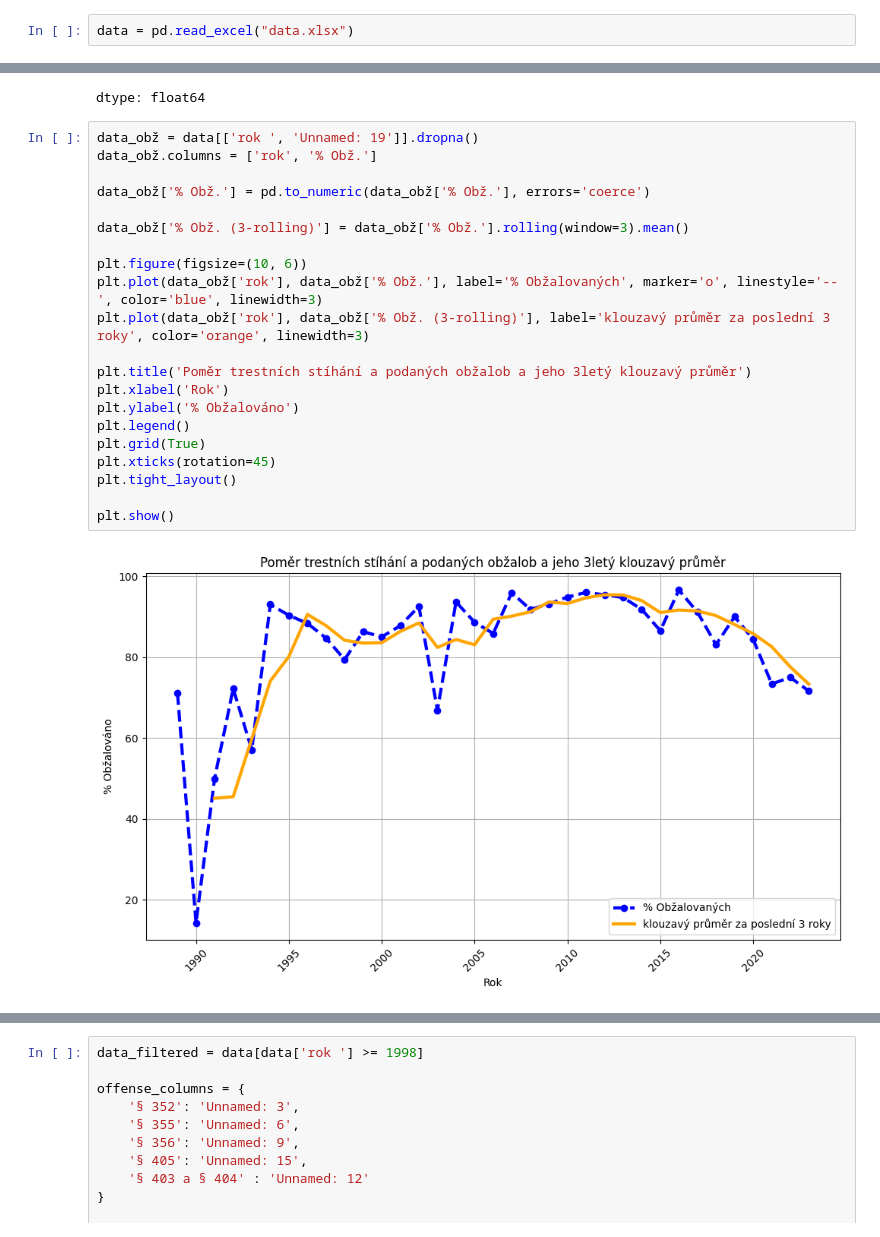
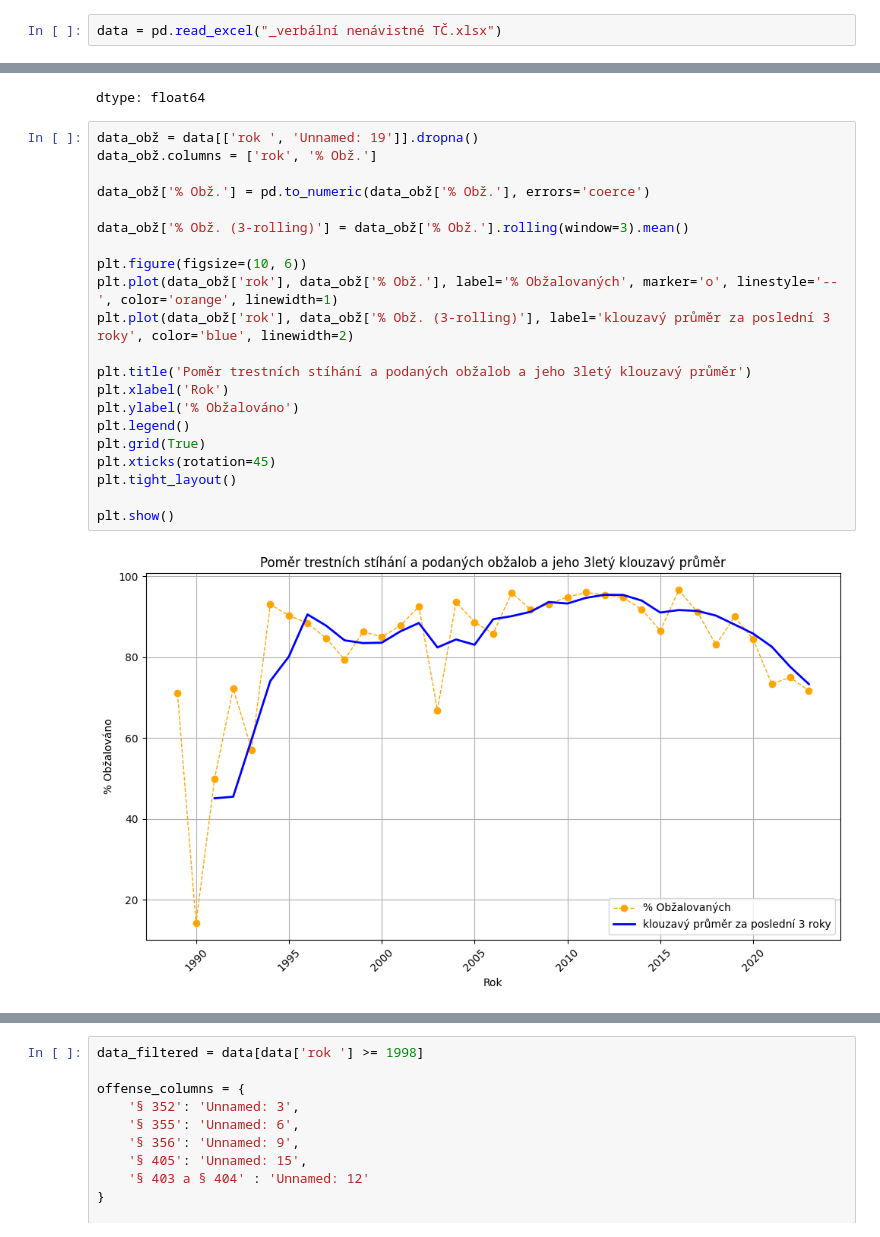
Before and after one commit to DamiTheCraftyPythonista/Thesis, a Jupyter notebook: Hate_crimes_CZ.ipynb, the cells around one changed output, grey strips where cells are left out. Drawn from its saved outputs; the diff is of its cells as text.

```diff
--- a/Hate_crimes_CZ.ipynb
+++ b/Hate_crimes_CZ.ipynb
@@ -3,7 +3,7 @@
 # %%
 import pandas as pd
 # %%
-data = pd.read_excel("data.xlsx")
+data = pd.read_excel("_verbální nenávistné TČ.xlsx")
 # %%
 data.head()
 # %% [output]
@@ -64,23 +119,23 @@ dtype: float64
 # %%
 data_obž = data[['rok ', 'Unnamed: 19']].dropna()
 data_obž.columns = ['rok', '% Obž.']
 
 data_obž['% Obž.'] = pd.to_numeric(data_obž['% Obž.'], errors='coerce')
 
 data_obž['% Obž. (3-rolling)'] = data_obž['% Obž.'].rolling(window=3).mean()
 
 plt.figure(figsize=(10, 6))
-plt.plot(data_obž['rok'], data_obž['% Obž.'], label='% Obžalovaných', marker='o', linestyle='--', color='blue', linewidth=3)
-plt.plot(data_obž['rok'], data_obž['% Obž. (3-rolling)'], label='klouzavý průměr za poslední 3 roky', color='orange', linewidth=3)
+plt.plot(data_obž['rok'], data_obž['% Obž.'], label='% Obžalovaných', marker='o', linestyle='--', color='orange', linewidth=1)
+plt.plot(data_obž['rok'], data_obž['% Obž. (3-rolling)'], label='klouzavý průměr za poslední 3 roky', color='blue', linewidth=2)
 
 plt.title('Poměr trestních stíhání a podaných obžalob a jeho 3letý klouzavý průměr')
 plt.xlabel('Rok')
 plt.ylabel('% Obžalováno')
 plt.legend()
 plt.grid(True)
 plt.xticks(rotation=45)
 plt.tight_layout()
 
 plt.show()
 # %% [output]
-[figure, old version]
+[figure, new version]
```
Also changed, not shown: parts of 5 cells of this notebook.
